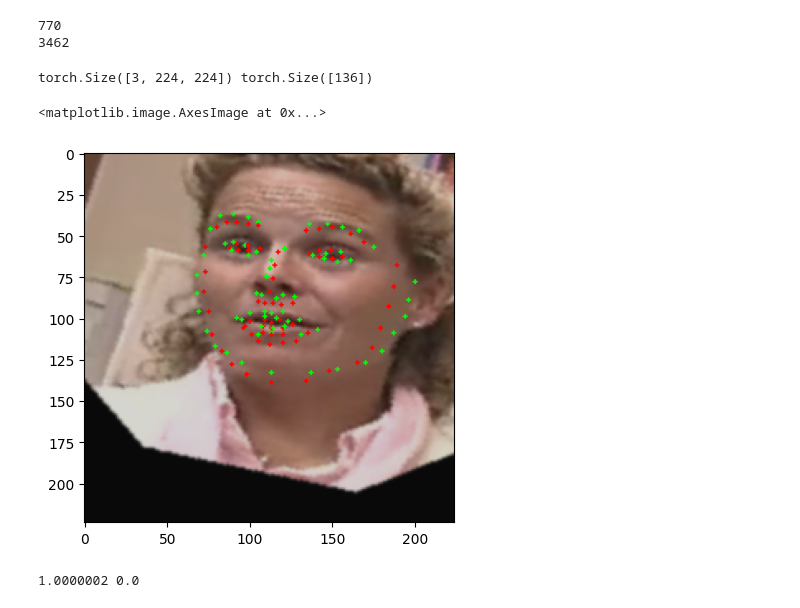
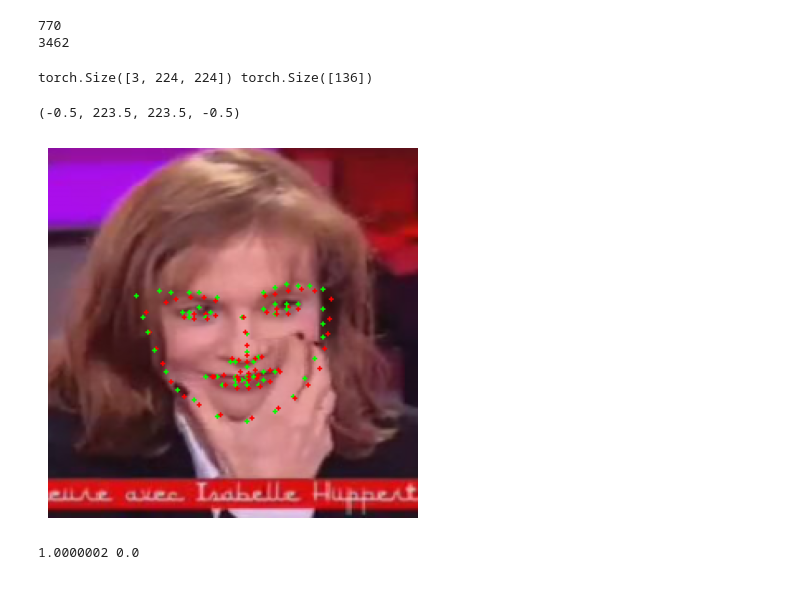
Before and after one commit to rihat99/CV701_Assignemnt_4, a Jupyter notebook: test.ipynb, the cells around one changed output. Cells and saved outputs as stored; diff of their text form; code cells hidden in the pictures.

Commit message:
improve models

```diff
--- a/test.ipynb
+++ b/test.ipynb
@@ -24,7 +24,7 @@ IMAGE_SIZE = train_summary["config"]["IMAGE_SIZE"]
 DEVICE = torch.device("cuda:0" if torch.cuda.is_available() else "cpu")
 # %%
 model = get_model(MODEL)
-model = load_model(model, run_path + "best_model.pth")
+model = load_model(model, run_path + "last_model.pth")
 model.to(DEVICE);
 # %%
 transforms_test = v2.Compose([
@@ -60,9 +60,11 @@ print(len(train_dataset))
 770
 3462
 # %%
-index = 4
+dataset = test_dataset
 
-image, keypoints = train_dataset[index]
+index = np.random.randint(0, len(dataset))
+
+image, keypoints = dataset[index]
 print(image.shape, keypoints.shape)
 keypoints = keypoints.reshape(-1, 2)
 
@@ -79,35 +81,36 @@ image = image.copy()
 
 for i in range(keypoints.shape[0]):
 
     # keypoints_y = int((keypoints[i, 1] + 1) * image.shape[1] / 2)
     # keypoints_x = int((keypoints[i, 0] + 1) * image.shape[0] / 2)
 
     keypoints_x = int(keypoints[i, 0] * image.shape[0])
     keypoints_y = int(keypoints[i, 1] * image.shape[1])
 
     # keypoints_x = int(keypoints[i, 0])
     # keypoints_y = int(keypoints[i, 1])
 
     cv2.circle(image, (keypoints_x, keypoints_y), 1, (0, 1, 0), -1)
 
     # cv2.putText(image, str(i), (keypoints_x, keypoints_y), cv2.FONT_HERSHEY_SIMPLEX, 0.2, (0, 1, 0), 1)
 
     # pred_y = int((output[i, 1] + 1) * image.shape[1] / 2)
     # pred_x = int((output[i, 0] + 1) * image.shape[0] / 2)
 
     pred_x = int(output[i, 0] * image.shape[0])
     pred_y = int(output[i, 1] * image.shape[1])
 
     # pred_x = int(output[i, 0])
     # pred_y = int(output[i, 1])
 
     cv2.circle(image, (pred_x, pred_y), 1, (1, 0, 0), -1)
 
 plt.imshow(image)
+plt.axis('off')
 # %% [output]
 torch.Size([3, 224, 224]) torch.Size([136])
-<matplotlib.image.AxesImage at 0x...>
+(-0.5, 223.5, 223.5, -0.5)
-[figure, old version]
+[figure, new version]
 # %%
 print(image.max(), image.min())
 # %% [output]
```
Also changed, not shown: parts of 2 cells of this notebook, 4 other files.
